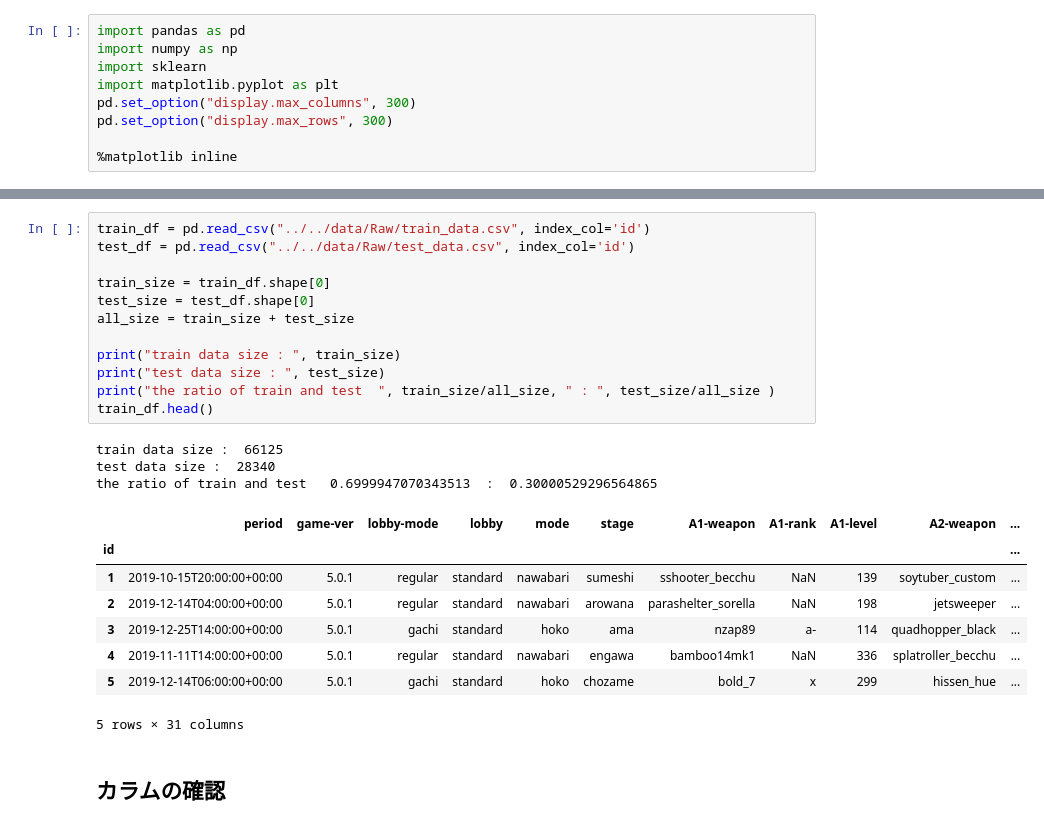
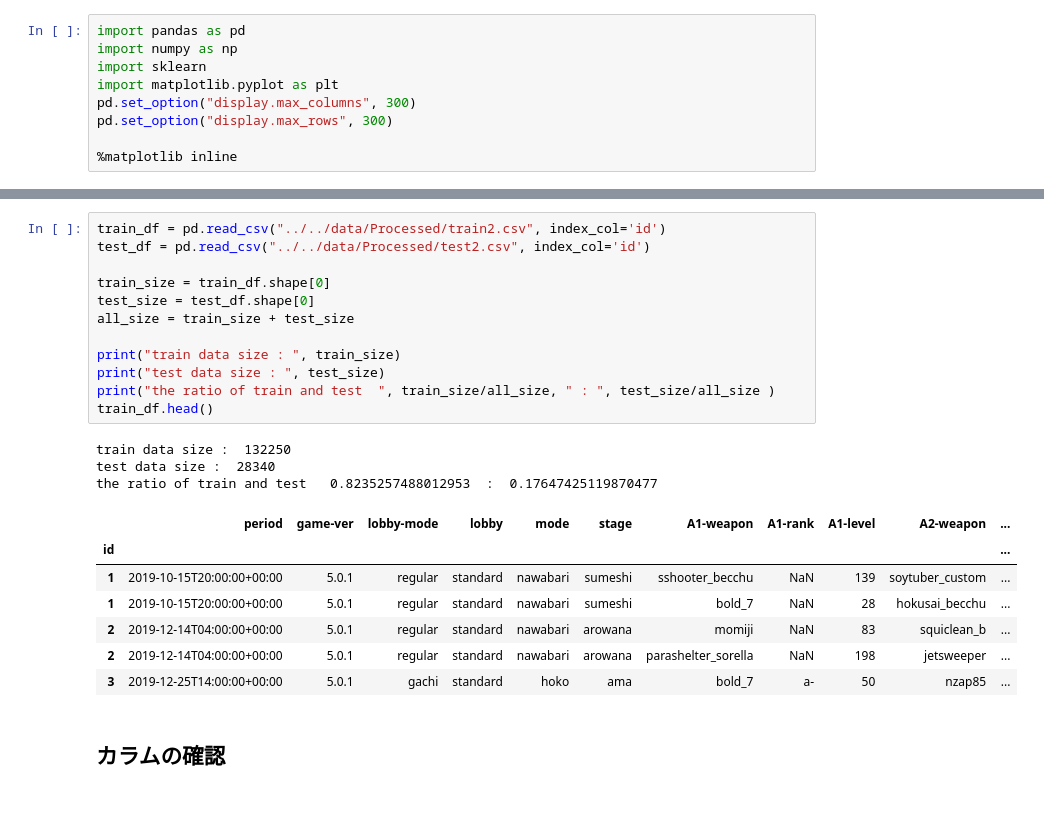
Before and after one commit to mitsuhiko-nozawa/ProbSpace-Splatoon-Competition, a Jupyter notebook: Nozawa/EDA/EDA.ipynb, the cells around one changed output, grey strips where cells are left out. Saved outputs shown, nothing was run; the diff lists cells and outputs as text.

```diff
--- a/Nozawa/EDA/EDA.ipynb
+++ b/Nozawa/EDA/EDA.ipynb
@@ -14,27 +10,26 @@ ls: ../Data: No such file or directory
 # %%
-train_df = pd.read_csv("../../data/Raw/train_data.csv", index_col='id')
-test_df = pd.read_csv("../../data/Raw/test_data.csv", index_col='id')
+train_df = pd.read_csv("../../data/Processed/train2.csv", index_col='id')
+test_df = pd.read_csv("../../data/Processed/test2.csv", index_col='id')
 
 train_size = train_df.shape[0]
 test_size = test_df.shape[0]
 all_size = train_size + test_size
 
 print("train data size : ", train_size)
 print("test data size : ", test_size)
 print("the ratio of train and test  ", train_size/all_size, " : ", test_size/all_size )
 train_df.head()
 # %% [output]
-train data size :  66125
+train data size :  132250
 test data size :  28340
-the ratio of train and test   0.6999947070343513  :  0.30000529296564865
+the ratio of train and test   0.8235257488012953  :  0.17647425119870477
 |  | period | game-ver | lobby-mode | lobby | mode | stage | A1-weapon | A1-rank | A1-level | A2-weapon | ... |
 | id |  |  |  |  |  |  |  |  |  |  | ... |
 | 1 | 2019-10-15T20:00:00+00:00 | 5.0.1 | regular | standard | nawabari | sumeshi | sshooter_becchu | NaN | 139 | soytuber_custom | ... |
+| 1 | 2019-10-15T20:00:00+00:00 | 5.0.1 | regular | standard | nawabari | sumeshi | bold_7 | NaN | 28 | hokusai_becchu | ... |
+| 2 | 2019-12-14T04:00:00+00:00 | 5.0.1 | regular | standard | nawabari | arowana | momiji | NaN | 83 | squiclean_b | ... |
 | 2 | 2019-12-14T04:00:00+00:00 | 5.0.1 | regular | standard | nawabari | arowana | parashelter_sorella | NaN | 198 | jetsweeper | ... |
-| 3 | 2019-12-25T14:00:00+00:00 | 5.0.1 | gachi | standard | hoko | ama | nzap89 | a- | 114 | quadhopper_black | ... |
-| 4 | 2019-11-11T14:00:00+00:00 | 5.0.1 | regular | standard | nawabari | engawa | bamboo14mk1 | NaN | 336 | splatroller_becchu | ... |
-| 5 | 2019-12-14T06:00:00+00:00 | 5.0.1 | gachi | standard | hoko | chozame | bold_7 | x | 299 | hissen_hue | ... |
+| 3 | 2019-12-25T14:00:00+00:00 | 5.0.1 | gachi | standard | hoko | ama | bold_7 | a- | 50 | nzap85 | ... |
-5 rows × 31 columns
 # %% [markdown]
 ## カラムの確認
 # %%
```
Also changed, not shown: parts of 11 cells of this notebook, 12 other files.
